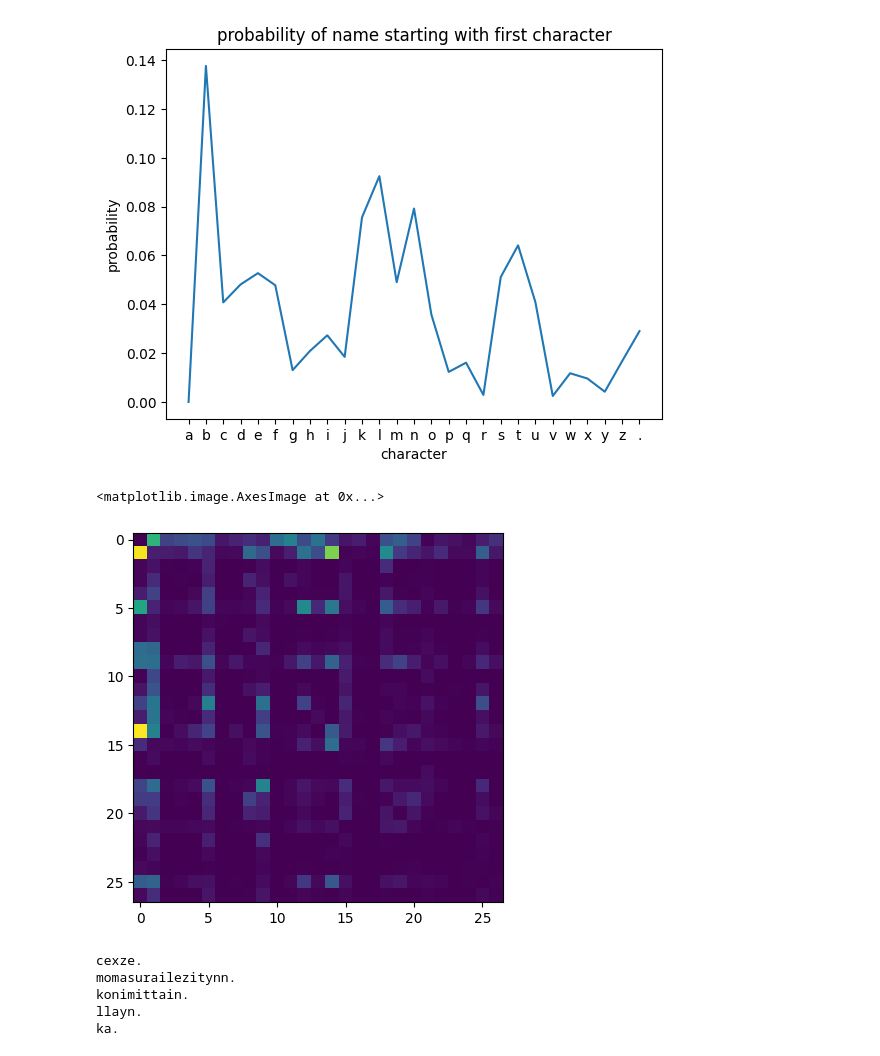
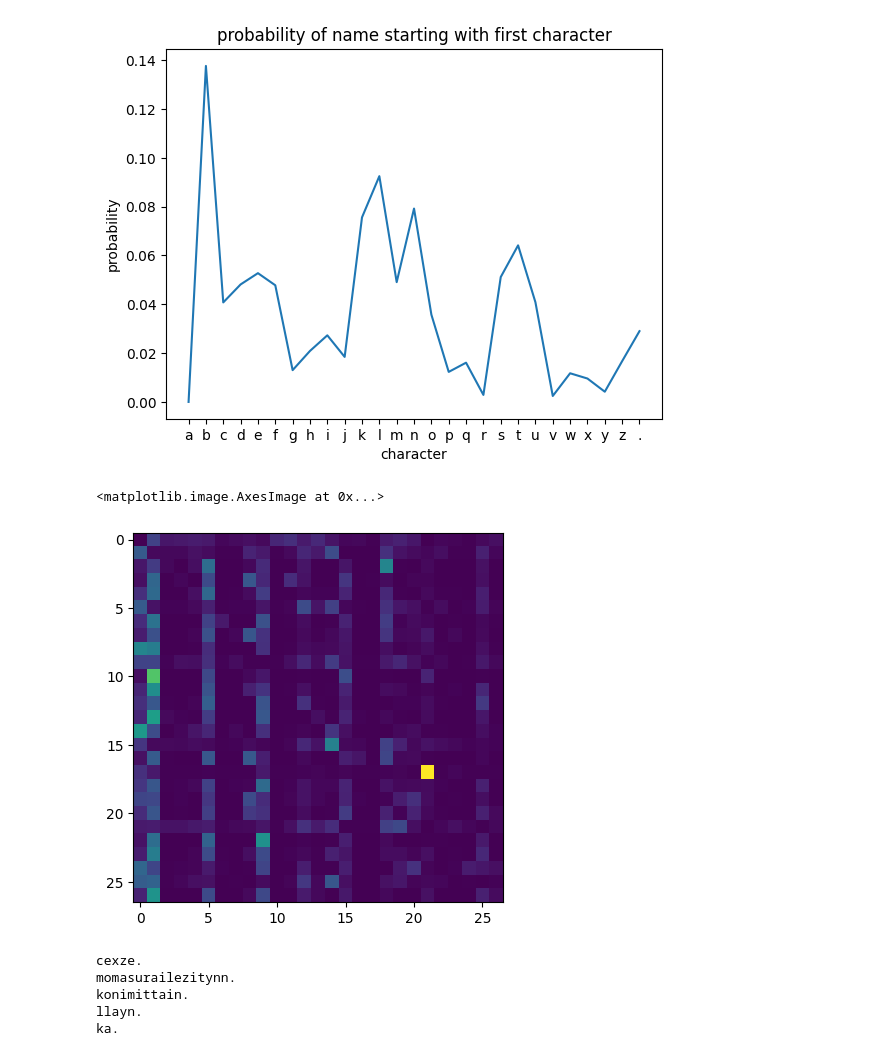
Before and after one commit to abhishekbrt/BuildingMicrograd, a Jupyter notebook: makemore.ipynb, the cells around one changed output. Drawn from its saved outputs; the diff is of its cells as text; code cells hidden in the pictures.

```diff
--- a/makemore.ipynb
+++ b/makemore.ipynb
@@ -95,14 +95,14 @@ plt.show()
 # %% [output]
 [figure]
 # %%
-P=torch.zeros(27,27)
-for i in range(27):
-  p=N[i].float()
-  p=p.sum()
-  for j in range(27):
-    P[i,j]=N[i,j]
+# my implementation of Probability matrix using double loop which is very very slow compared to the
+# pytorch operation even though both give the same result
 
-plt.imshow(P)
+# P=torch.zeros(27,27)
+# for i in range(27):
+#   p=N[i].float()
+#   p=p.sum()
+#   for j in range(27):
+#     P[i,j]=N[i,j]/p
+
+# plt.imshow(P)
-# %% [output]
-<matplotlib.image.AxesImage at 0x...>
-[figure, removed]
@@ -111,3 +109,10 @@ P=N.float()
+# %%
+P=(N+1).float()
+P/=P.sum(1,keepdim=True)
+plt.imshow(P)
+# %% [output]
+<matplotlib.image.AxesImage at 0x...>
+[figure, added]
 # %%
 g=torch.Generator().manual_seed(2147483647)
 
```
Also changed, not shown: parts of 6 cells of this notebook.
